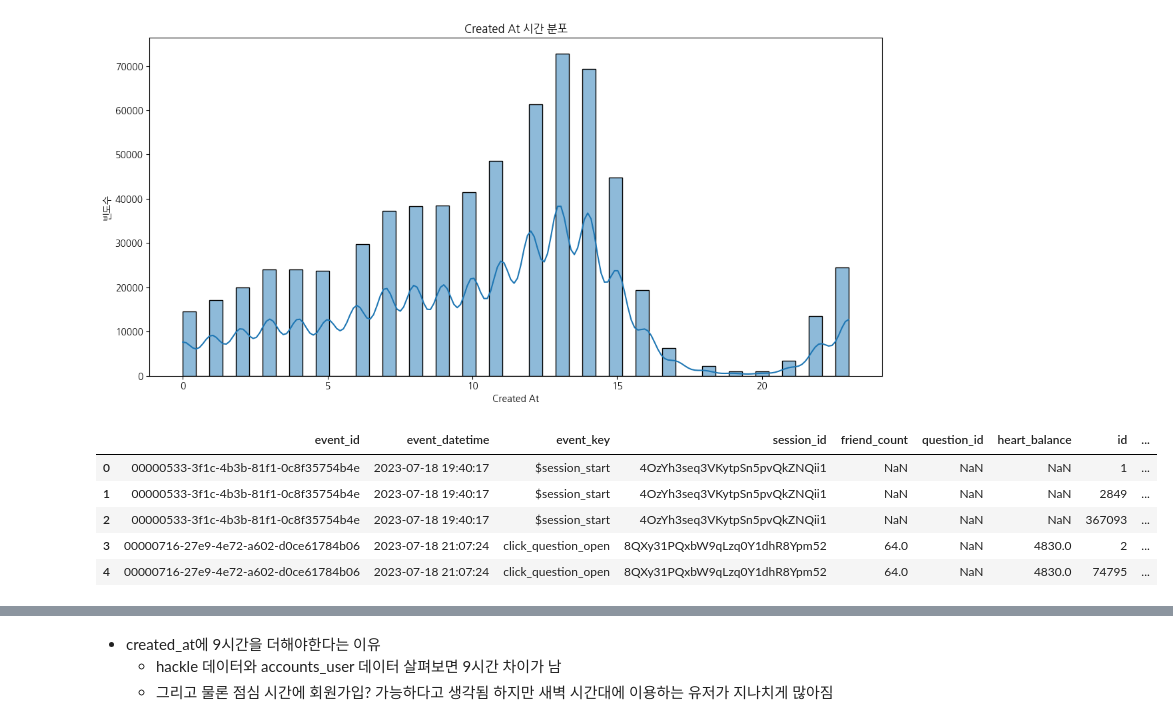
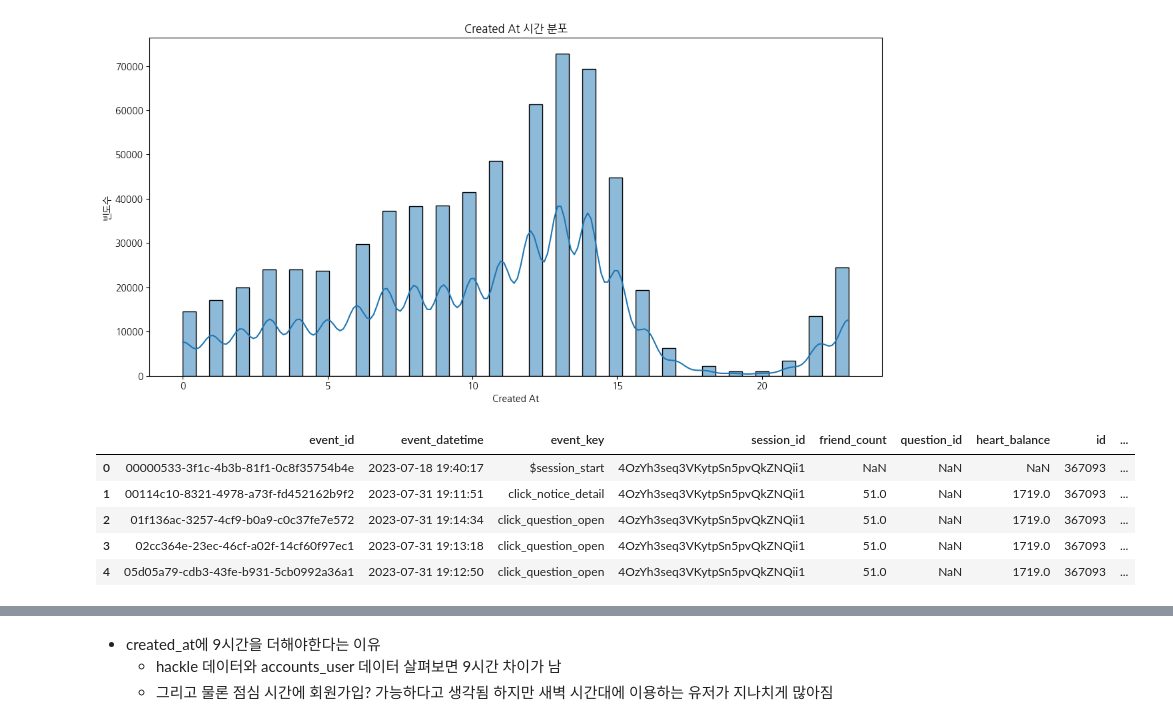
Before and after one commit to seung127/codeit_project, a Jupyter notebook: codeit-project-docker/notebooks/search_for_acquisition.ipynb, the cells around one changed output, grey strips where cells are left out. Cells and saved outputs as stored; diff of their text form; code cells hidden in the pictures.

```diff
--- a/codeit-project-docker/notebooks/search_for_acquisition.ipynb
+++ b/codeit-project-docker/notebooks/search_for_acquisition.ipynb
@@ -142,21 +142,21 @@ dtype: object
 # %%
 # 그렇다면 hackle 데이터에서 event_key가 "complete_signup"인 데이터 추출해서 시간대 분포 확인
 # hackle 데이터 불러오기
 
 ## GCS에서 데이터 불러오기
 final_hackle_df = pd.read_parquet(
-    "gs://my-advanced_data-bucket/hackle_final/final_hackle.parquet",
+    "gs://my-advanced_data-bucket/hackle_final/final.parquet",
     storage_options={"token": "/home/user/codeit_project/codeit-project-docker/config/key.json"}
 )
 
 display(final_hackle_df.head())
 # %% [output]
 |  | event_id | event_datetime | event_key | session_id | friend_count | question_id | heart_balance | id | ... |
-| 0 | 00000533-3f1c-4b3b-81f1-0c8f35754b4e | 2023-07-18 19:40:17 | $session_start | 4OzYh3seq3VKytpSn5pvQkZNQii1 | NaN | NaN | NaN | 1 | ... |
-| 1 | 00000533-3f1c-4b3b-81f1-0c8f35754b4e | 2023-07-18 19:40:17 | $session_start | 4OzYh3seq3VKytpSn5pvQkZNQii1 | NaN | NaN | NaN | 2849 | ... |
-| 2 | 00000533-3f1c-4b3b-81f1-0c8f35754b4e | 2023-07-18 19:40:17 | $session_start | 4OzYh3seq3VKytpSn5pvQkZNQii1 | NaN | NaN | NaN | 367093 | ... |
-| 3 | 00000716-27e9-4e72-a602-d0ce61784b06 | 2023-07-18 21:07:24 | click_question_open | 8QXy31PQxbW9qLzq0Y1dhR8Ypm52 | 64.0 | NaN | 4830.0 | 2 | ... |
-| 4 | 00000716-27e9-4e72-a602-d0ce61784b06 | 2023-07-18 21:07:24 | click_question_open | 8QXy31PQxbW9qLzq0Y1dhR8Ypm52 | 64.0 | NaN | 4830.0 | 74795 | ... |
+| 0 | 00000533-3f1c-4b3b-81f1-0c8f35754b4e | 2023-07-18 19:40:17 | $session_start | 4OzYh3seq3VKytpSn5pvQkZNQii1 | NaN | NaN | NaN | 367093 | ... |
+| 1 | 00114c10-8321-4978-a73f-fd452162b9f2 | 2023-07-31 19:11:51 | click_notice_detail | 4OzYh3seq3VKytpSn5pvQkZNQii1 | 51.0 | NaN | 1719.0 | 367093 | ... |
+| 2 | 01f136ac-3257-4cf9-b0a9-c0c37fe7e572 | 2023-07-31 19:14:34 | click_question_open | 4OzYh3seq3VKytpSn5pvQkZNQii1 | 51.0 | NaN | 1719.0 | 367093 | ... |
+| 3 | 02cc364e-23ec-46cf-a02f-14cf60f97ec1 | 2023-07-31 19:13:18 | click_question_open | 4OzYh3seq3VKytpSn5pvQkZNQii1 | 51.0 | NaN | 1719.0 | 367093 | ... |
+| 4 | 05d05a79-cdb3-43fe-b931-5cb0992a36a1 | 2023-07-31 19:12:50 | click_question_open | 4OzYh3seq3VKytpSn5pvQkZNQii1 | 51.0 | NaN | 1719.0 | 367093 | ... |
 # %%
 # 데이터 타입 확인
 print("final_hackle_df 데이터 타입 확인")
```
Also changed, not shown: parts of 14 cells of this notebook.
